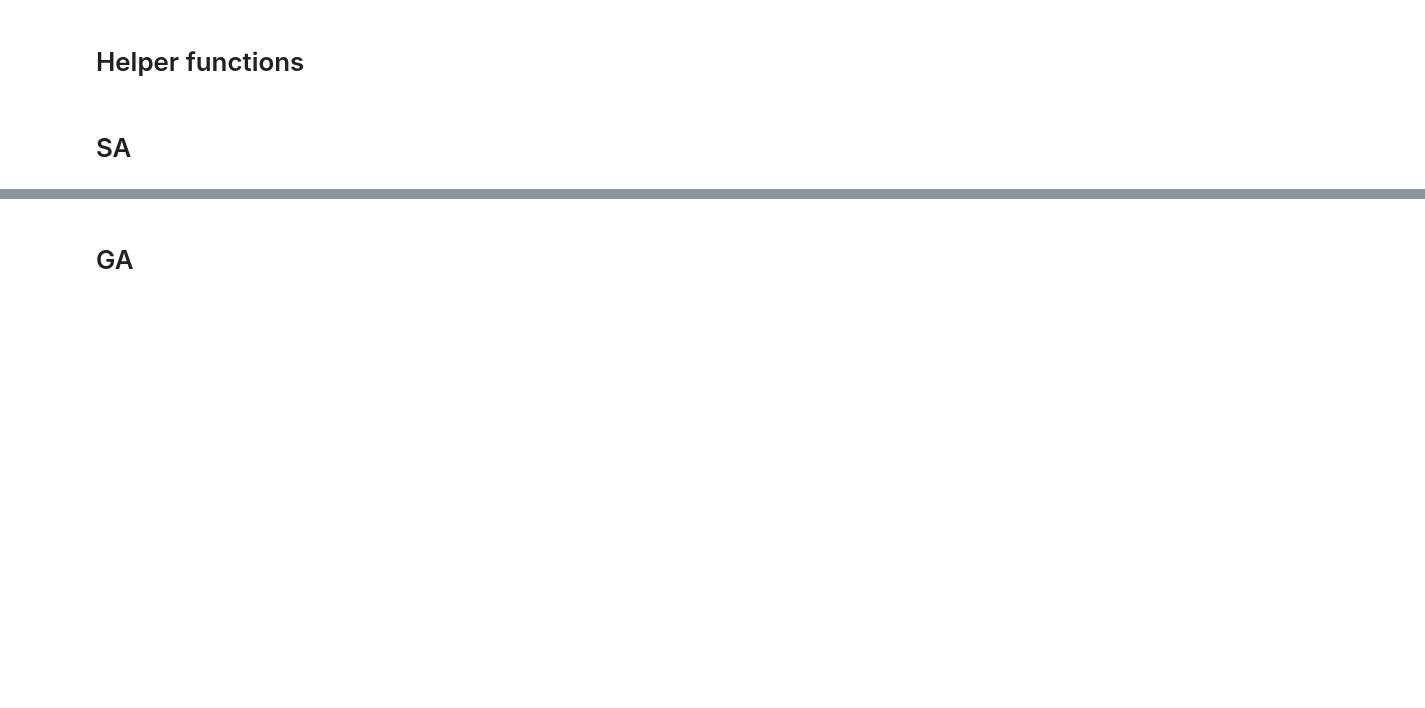
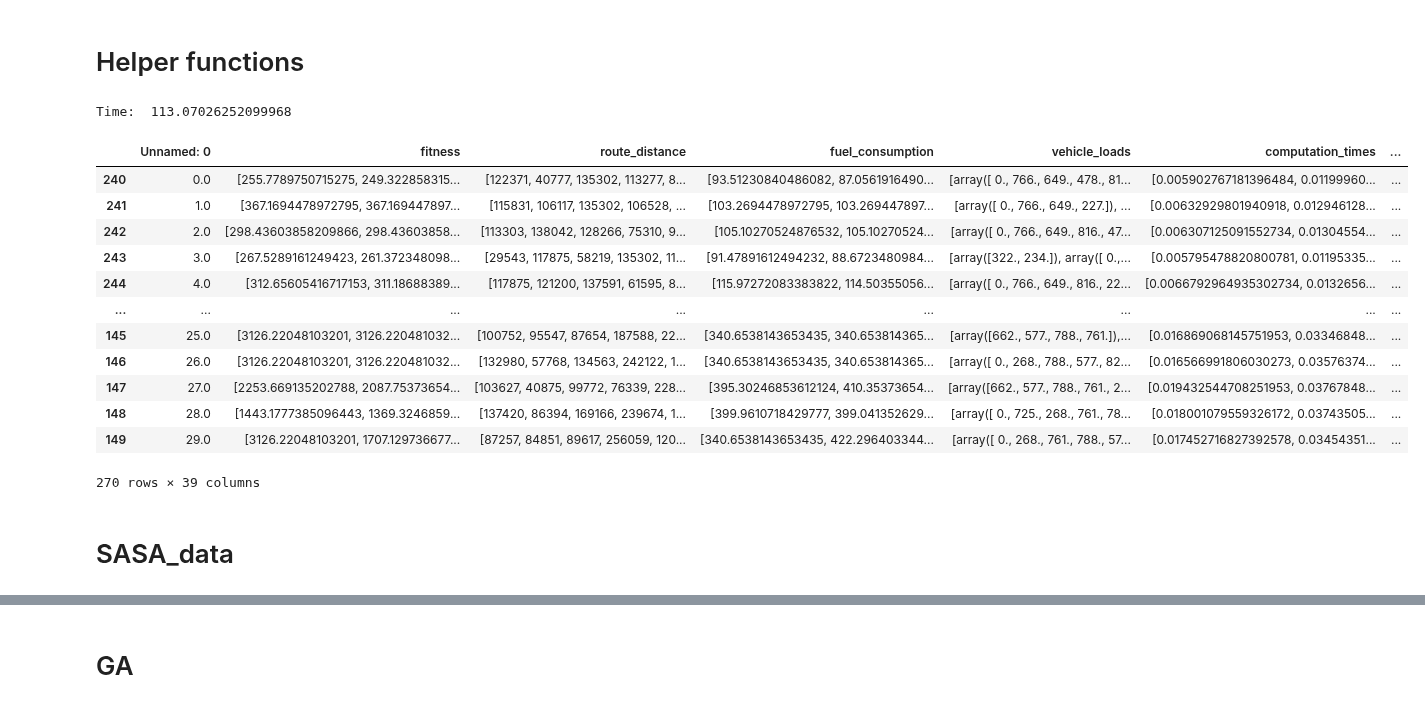
Before and after one commit to kallekj/Explorer, a Jupyter notebook: src/Generate_3dPlots.ipynb, the cells around one changed output, grey strips where cells are left out. Saved outputs shown, nothing was run; the diff lists cells and outputs as text; code cells hidden in the pictures; blank space fills up the shorter version.

```diff
--- a/src/Generate_3dPlots.ipynb
+++ b/src/Generate_3dPlots.ipynb
@@ -141,0 +271,25 @@ def plot_3d_minmax(datapoints, labels, marker_kwargs={"SA":{"color":"#1f77b4", "
+# %%
+import time
+start_time = time.monotonic()
+print("SA")
+SA_data = combine_datasets("SA", "parameter_data/")
+SA_data = SA_data.where(SA_data["Parameter Group"] == 4).dropna()
+print("GA")
+GA_data = combine_datasets("GA", "parameter_data/")
+GA_data = GA_data.where(GA_data["Parameter Group"] == 38).dropna()
+print("NSGA2")
+NSGA2_data = combine_datasets("NSGA2", "parameter_data/")
+NSGA2_data = NSGA2_data.where(NSGA2_data["Parameter Group"] == 41).dropna()
+print("NSGA3")
+NSGA3_data = combine_datasets("NSGA3", "parameter_data/")
+NSGA3_data = NSGA3_data.where(NSGA3_data["Parameter Group"] == 40).dropna()
+print("UNSGA3")
+UNSGA3_data = combine_datasets("UNSGA3", "parameter_data/")
+UNSGA3_data = UNSGA3_data.where(UNSGA3_data["Parameter Group"] == 37).dropna()
+print("IBEA")
+IBEA_data = combine_datasets("IBEA", "parameter_data/")
+IBEA_data = IBEA_data.where(IBEA_data["Parameter Group"] == 43).dropna()
+
+print("Time: ", time.monotonic() - start_time)
+# %% [output]
+Time:  113.07026252099968
@@ -142,2 +298,18 @@ def plot_3d_minmax(datapoints, labels, marker_kwargs={"SA":{"color":"#1f77b4", "
+# %%
+SA_data
+# %% [output]
+|  | Unnamed: 0 | fitness | route_distance | fuel_consumption | vehicle_loads | computation_times | ... |
+| 240 | 0.0 | [255.7789750715275, 249.322858315... | [122371, 40777, 135302, 113277, 8... | [93.51230840486082, 87.0561916490... | [array([ 0., 766., 649., 478., 81... | [0.005902767181396484, 0.01199960... | ... |
+| 241 | 1.0 | [367.1694478972795, 367.169447897... | [115831, 106117, 135302, 106528, ... | [103.2694478972795, 103.269447897... | [array([ 0., 766., 649., 227.]), ... | [0.00632929801940918, 0.012946128... | ... |
+| 242 | 2.0 | [298.43603858209866, 298.43603858... | [113303, 138042, 128266, 75310, 9... | [105.10270524876532, 105.10270524... | [array([ 0., 766., 649., 816., 47... | [0.006307125091552734, 0.01304554... | ... |
+| 243 | 3.0 | [267.5289161249423, 261.372348098... | [29543, 117875, 58219, 135302, 11... | [91.47891612494232, 88.6723480984... | [array([322., 234.]), array([ 0.,... | [0.005795478820800781, 0.01195335... | ... |
+| 244 | 4.0 | [312.65605416717153, 311.18688389... | [117875, 121200, 137591, 61595, 8... | [115.97272083383822, 114.50355056... | [array([ 0., 766., 649., 816., 22... | [0.0066792964935302734, 0.0132656... | ... |
+| ... | ... | ... | ... | ... | ... | ... | ... |
+| 145 | 25.0 | [3126.22048103201, 3126.220481032... | [100752, 95547, 87654, 187588, 22... | [340.6538143653435, 340.653814365... | [array([662., 577., 788., 761.]),... | [0.016869068145751953, 0.03346848... | ... |
+| 146 | 26.0 | [3126.22048103201, 3126.220481032... | [132980, 57768, 134563, 242122, 1... | [340.6538143653435, 340.653814365... | [array([ 0., 268., 788., 577., 82... | [0.016566991806030273, 0.03576374... | ... |
+| 147 | 27.0 | [2253.669135202788, 2087.75373654... | [103627, 40875, 99772, 76339, 228... | [395.30246853612124, 410.35373654... | [array([662., 577., 788., 761., 2... | [0.019432544708251953, 0.03767848... | ... |
+| 148 | 28.0 | [1443.1777385096443, 1369.3246859... | [137420, 86394, 169166, 239674, 1... | [399.9610718429777, 399.041352629... | [array([ 0., 725., 268., 761., 78... | [0.018001079559326172, 0.03743505... | ... |
+| 149 | 29.0 | [3126.22048103201, 1707.129736677... | [87257, 84851, 89617, 256059, 120... | [340.6538143653435, 422.296403344... | [array([ 0., 268., 761., 788., 57... | [0.017452716827392578, 0.03454351... | ... |
+270 rows × 39 columns
 # %% [markdown]
-# SA
+# SASA_data
```
Also changed, not shown: parts of 19 cells of this notebook, 4 other files.
